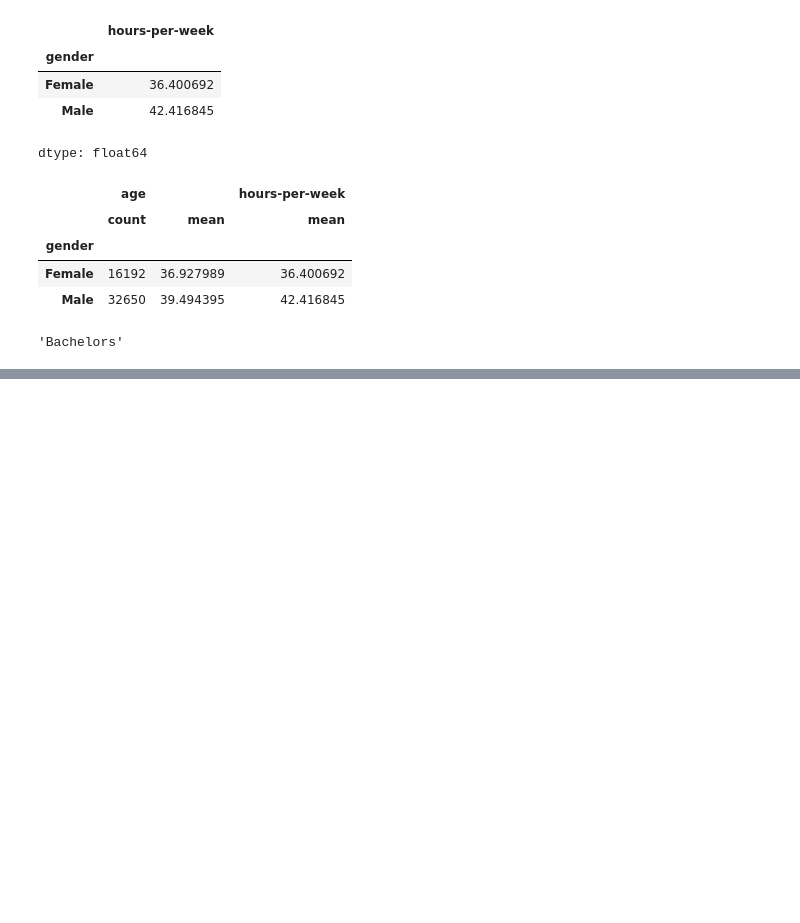
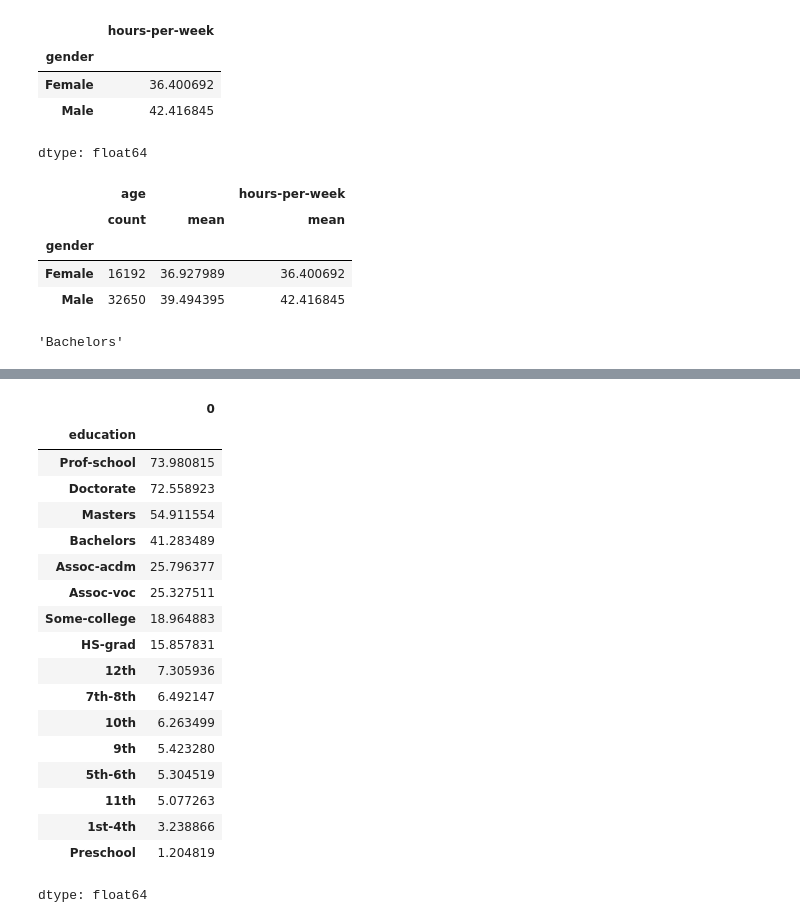
Before and after one commit to parvesh7o7/Data-Science-Learning, a Jupyter notebook: real_project.ipynb, the cells around one changed output, grey strips where cells are left out. Drawn from its saved outputs; the diff is of its cells as text; code cells hidden in the pictures; blank space fills up the shorter version.

```diff
--- a/real_project.ipynb
+++ b/real_project.ipynb
@@ -393,0 +427,2 @@ grp_edu.size().idxmax()
+# %%
+edu_level = adult_db.groupby(by='education')
@@ -393,0 +451,24 @@ grp_edu.size().idxmax()
+# %%
+percentage = (salary_grouped.groupby(by='education').size()/edu_level.size() * 100).sort_values(ascending=False)
+# %%
+percentage
+# %% [output]
+|  | 0 |
+| education |  |
+| Prof-school | 73.980815 |
+| Doctorate | 72.558923 |
+| Masters | 54.911554 |
+| Bachelors | 41.283489 |
+| Assoc-acdm | 25.796377 |
+| Assoc-voc | 25.327511 |
+| Some-college | 18.964883 |
+| HS-grad | 15.857831 |
+| 12th | 7.305936 |
+| 7th-8th | 6.492147 |
+| 10th | 6.263499 |
+| 9th | 5.423280 |
+| 5th-6th | 5.304519 |
+| 11th | 5.077263 |
+| 1st-4th | 3.238866 |
+| Preschool | 1.204819 |
+dtype: float64
```
Also changed, not shown: parts of 11 cells of this notebook.
